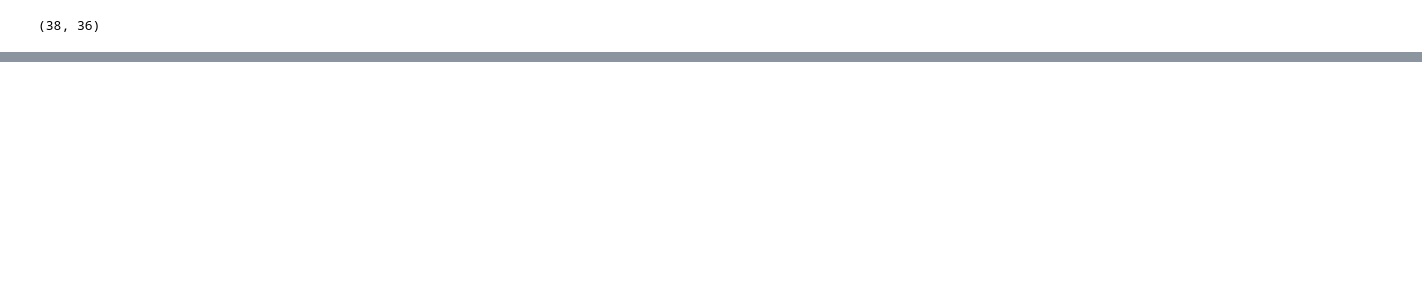
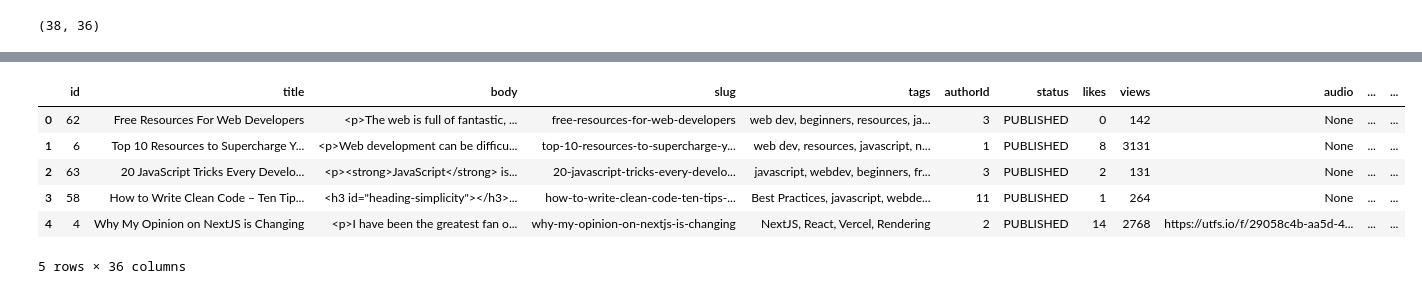
Before and after one commit to DAN-MASH/RecommendationSystem, a Jupyter notebook: notebook/data/model_trainer.ipynb, the cells around one changed output, grey strips where cells are left out. Drawn from its saved outputs; the diff is of its cells as text; code cells hidden in the pictures; blank space fills up the shorter version.

```diff
--- a/notebook/data/model_trainer.ipynb
+++ b/notebook/data/model_trainer.ipynb
@@ -104,0 +178,10 @@ train_data
+# %%
+df.head(5)
+# %% [output]
+|  | id | title | body | slug | tags | authorId | status | likes | views | audio | ... | ... |
+| 0 | 62 | Free Resources For Web Developers | <p>The web is full of fantastic, ... | free-resources-for-web-developers | web dev, beginners, resources, ja... | 3 | PUBLISHED | 0 | 142 | None | ... | ... |
+| 1 | 6 | Top 10 Resources to Supercharge Y... | <p>Web development can be difficu... | top-10-resources-to-supercharge-y... | web dev, resources, javascript, n... | 1 | PUBLISHED | 8 | 3131 | None | ... | ... |
+| 2 | 63 | 20 JavaScript Tricks Every Develo... | <p><strong>JavaScript</strong> is... | 20-javascript-tricks-every-develo... | javascript, webdev, beginners, fr... | 3 | PUBLISHED | 2 | 131 | None | ... | ... |
+| 3 | 58 | How to Write Clean Code – Ten Tip... | <h3 id="heading-simplicity"></h3>... | how-to-write-clean-code-ten-tips-... | Best Practices, javascript, webde... | 11 | PUBLISHED | 1 | 264 | None | ... | ... |
+| 4 | 4 | Why My Opinion on NextJS is Changing | <p>I have been the greatest fan o... | why-my-opinion-on-nextjs-is-changing | NextJS, React, Vercel, Rendering | 2 | PUBLISHED | 14 | 2768 | https://utfs.io/f/29058c4b-aa5d-4... | ... | ... |
+5 rows × 36 columns
```
Also changed, not shown: parts of 16 cells of this notebook, 8 other files.
